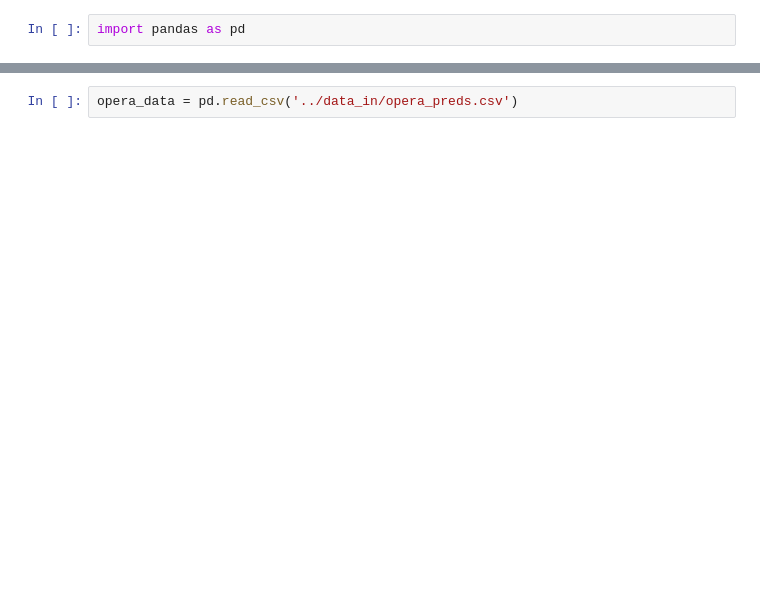
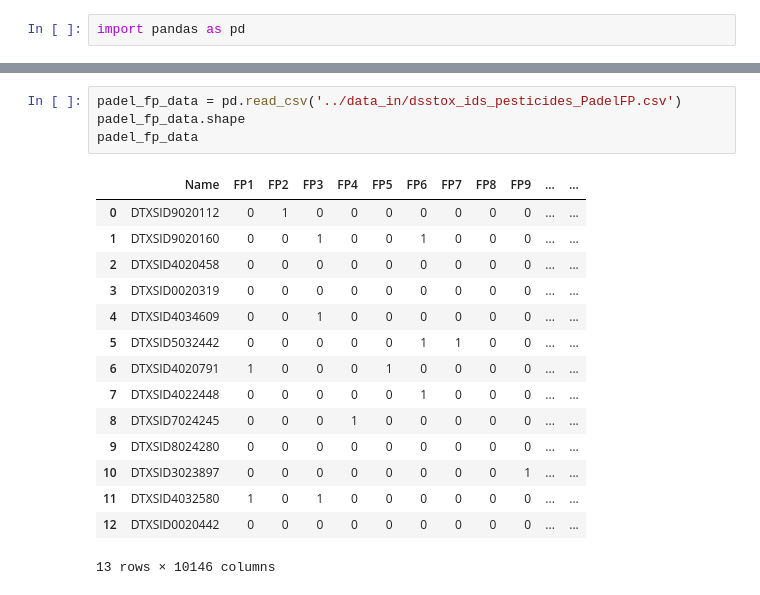
Before and after one commit to amphibian-exeff/purucker_modelselection, a Jupyter notebook: notebooks/data_preprocess.ipynb, the cells around one changed output, grey strips where cells are left out. Drawn from its saved outputs; the diff is of its cells as text; blank space fills up the shorter version.

```diff
--- a/notebooks/data_preprocess.ipynb
+++ b/notebooks/data_preprocess.ipynb
@@ -3,2 +51,20 @@ import pandas as pd
 # %%
-opera_data = pd.read_csv('../data_in/opera_preds.csv')
+padel_fp_data = pd.read_csv('../data_in/dsstox_ids_pesticides_PadelFP.csv')
+padel_fp_data.shape
+padel_fp_data
+# %% [output]
+|  | Name | FP1 | FP2 | FP3 | FP4 | FP5 | FP6 | FP7 | FP8 | FP9 | ... | ... |
+| 0 | DTXSID9020112 | 0 | 1 | 0 | 0 | 0 | 0 | 0 | 0 | 0 | ... | ... |
+| 1 | DTXSID9020160 | 0 | 0 | 1 | 0 | 0 | 1 | 0 | 0 | 0 | ... | ... |
+| 2 | DTXSID4020458 | 0 | 0 | 0 | 0 | 0 | 0 | 0 | 0 | 0 | ... | ... |
+| 3 | DTXSID0020319 | 0 | 0 | 0 | 0 | 0 | 0 | 0 | 0 | 0 | ... | ... |
+| 4 | DTXSID4034609 | 0 | 0 | 1 | 0 | 0 | 0 | 0 | 0 | 0 | ... | ... |
+| 5 | DTXSID5032442 | 0 | 0 | 0 | 0 | 0 | 1 | 1 | 0 | 0 | ... | ... |
+| 6 | DTXSID4020791 | 1 | 0 | 0 | 0 | 1 | 0 | 0 | 0 | 0 | ... | ... |
+| 7 | DTXSID4022448 | 0 | 0 | 0 | 0 | 0 | 1 | 0 | 0 | 0 | ... | ... |
+| 8 | DTXSID7024245 | 0 | 0 | 0 | 1 | 0 | 0 | 0 | 0 | 0 | ... | ... |
+| 9 | DTXSID8024280 | 0 | 0 | 0 | 0 | 0 | 0 | 0 | 0 | 0 | ... | ... |
+| 10 | DTXSID3023897 | 0 | 0 | 0 | 0 | 0 | 0 | 0 | 0 | 1 | ... | ... |
+| 11 | DTXSID4032580 | 1 | 0 | 1 | 0 | 0 | 0 | 0 | 0 | 0 | ... | ... |
+| 12 | DTXSID0020442 | 0 | 0 | 0 | 0 | 0 | 0 | 0 | 0 | 0 | ... | ... |
+13 rows × 10146 columns
```
Also changed, not shown: parts of 6 cells of this notebook.
